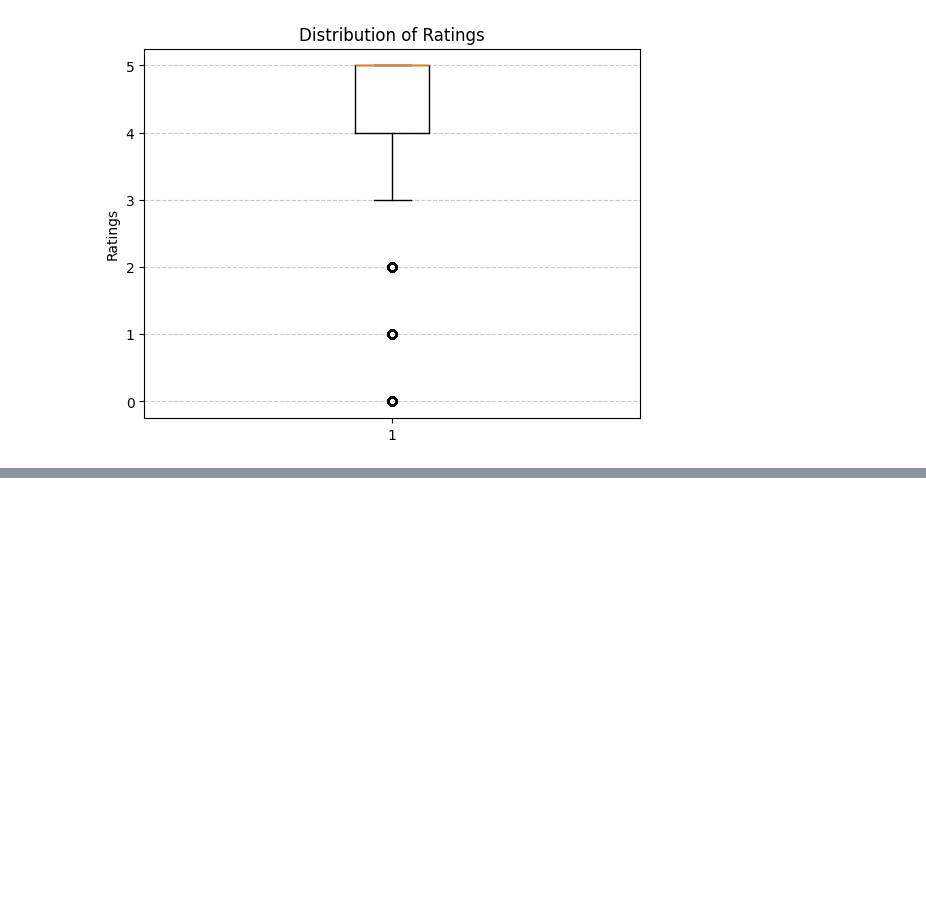
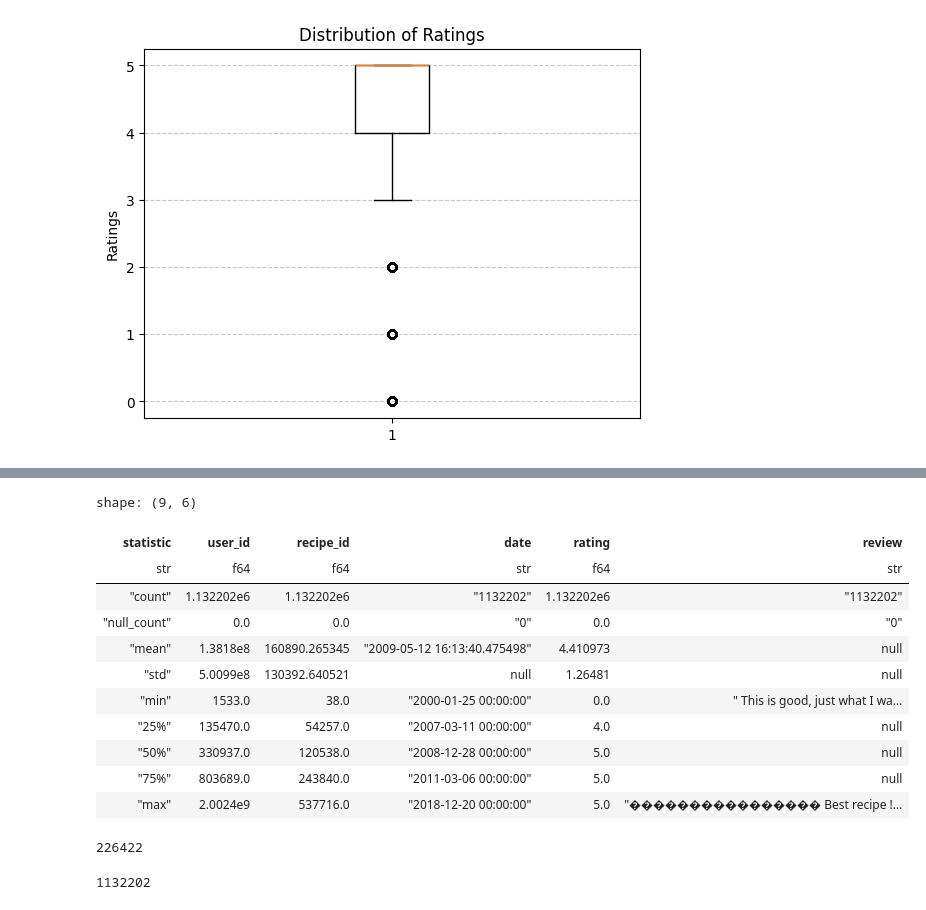
Before and after one commit to shanoether/kit_big_data_mangetamain, a Jupyter notebook: notebook/hoang_nbs.ipynb, the cells around one changed output, grey strips where cells are left out. Cells and saved outputs as stored; diff of their text form; code cells hidden in the pictures; blank space fills up the shorter version.

```diff
--- a/notebook/hoang_nbs.ipynb
+++ b/notebook/hoang_nbs.ipynb
@@ -81,0 +114,23 @@ plt.show()
+# %%
+df.describe()
+# %% [output]
+shape: (9, 6)
+| statistic | user_id | recipe_id | date | rating | review |
+| str | f64 | f64 | str | f64 | str |
+| "count" | 1.132202e6 | 1.132202e6 | "1132202" | 1.132202e6 | "1132202" |
+| "null_count" | 0.0 | 0.0 | "0" | 0.0 | "0" |
+| "mean" | 1.3818e8 | 160890.265345 | "2009-05-12 16:13:40.475498" | 4.410973 | null |
+| "std" | 5.0099e8 | 130392.640521 | null | 1.26481 | null |
+| "min" | 1533.0 | 38.0 | "2000-01-25 00:00:00" | 0.0 | " This is good, just what I wa… |
+| "25%" | 135470.0 | 54257.0 | "2007-03-11 00:00:00" | 4.0 | null |
+| "50%" | 330937.0 | 120538.0 | "2008-12-28 00:00:00" | 5.0 | null |
+| "75%" | 803689.0 | 243840.0 | "2011-03-06 00:00:00" | 5.0 | null |
+| "max" | 2.0024e9 | 537716.0 | "2018-12-20 00:00:00" | 5.0 | "���������������� Best recipe !… |
+# %%
+df["user_id"].n_unique()
+# %% [output]
+226422
+# %%
+df["user_id"].len()
+# %% [output]
+1132202
```
Also changed, not shown: parts of 12 cells of this notebook, 1 other file.
